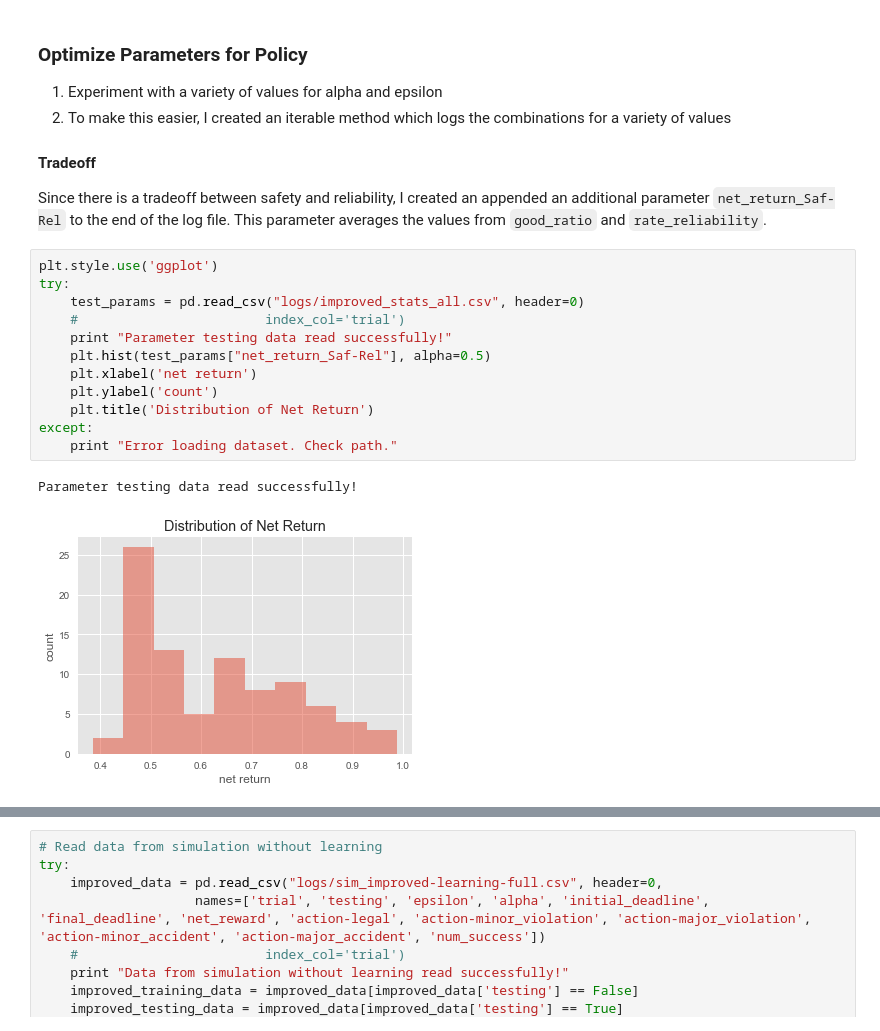
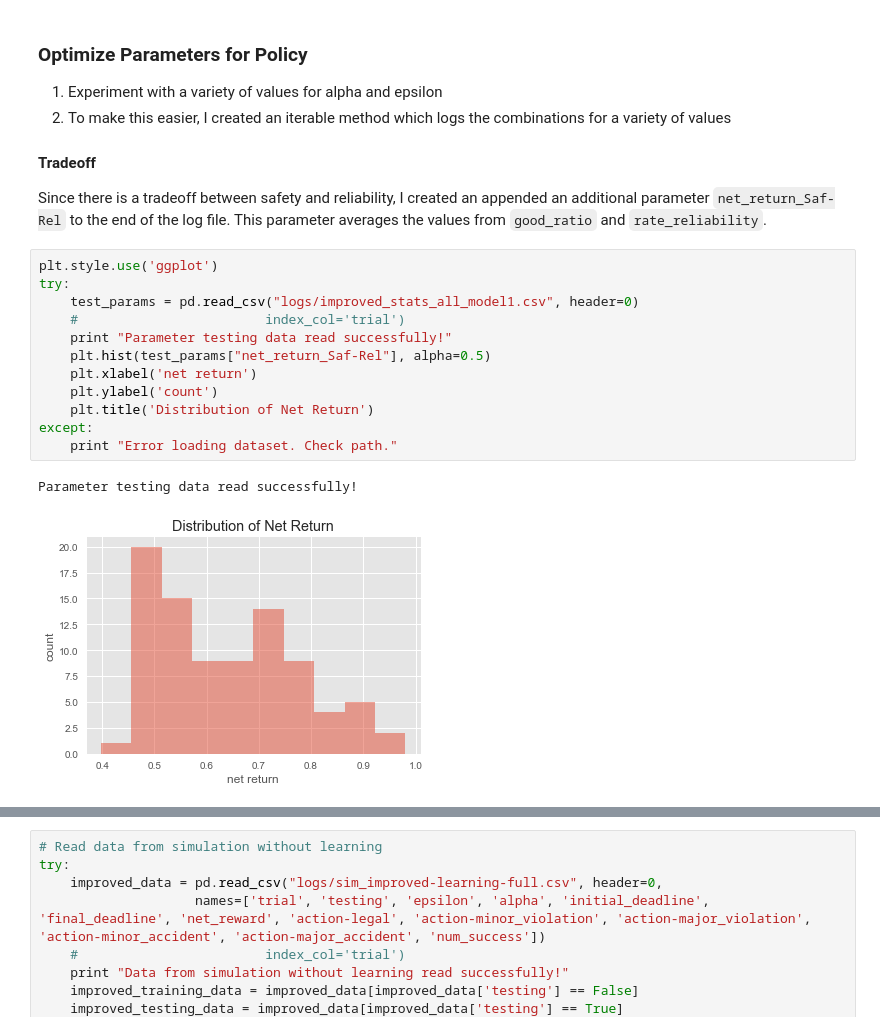
Before and after one commit to hsherwoodcoombs/smartcab, a Jupyter notebook: reportC.ipynb, the cells around one changed output, grey strips where cells are left out. Saved outputs shown, nothing was run; the diff lists cells and outputs as text.

```diff
--- a/reportC.ipynb
+++ b/reportC.ipynb
@@ -515,18 +537,18 @@ Since there is a tradeoff between safety and reliability, I created an appended
 # %%
 plt.style.use('ggplot')
 try:
-    test_params = pd.read_csv("logs/improved_stats_all.csv", header=0)
+    test_params = pd.read_csv("logs/improved_stats_all_model1.csv", header=0)
     #                        index_col='trial')
     print "Parameter testing data read successfully!"
     plt.hist(test_params["net_return_Saf-Rel"], alpha=0.5)
     plt.xlabel('net return')
     plt.ylabel('count')
     plt.title('Distribution of Net Return')
 except:
     print "Error loading dataset. Check path."
 # %% [output]
 Parameter testing data read successfully!
-[figure, old version]
+[figure, new version]
 # %%
 # sns.heatmap([test_params['alpha'], test_params['epsilon']], test_params['net_return_Saf-Rel'])
 copy = test_params[['alpha', 'epsilon', 'net_return_Saf-Rel']].copy()
```
Also changed, not shown: parts of 17 cells of this notebook, 5 other files.
